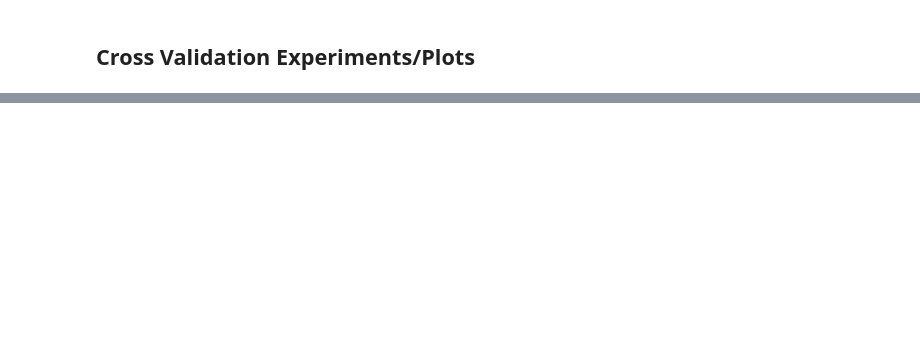
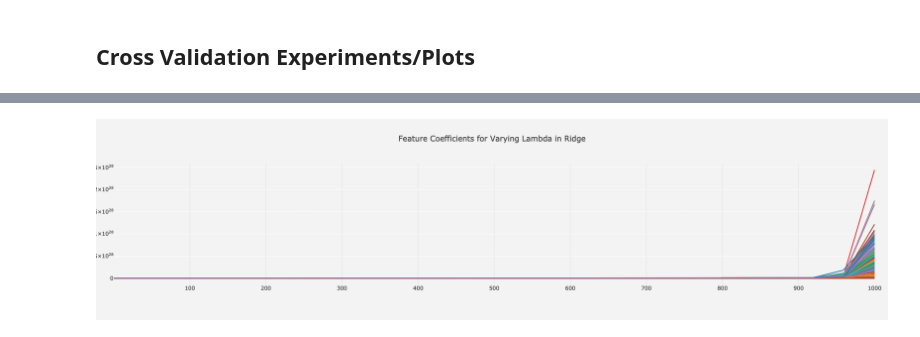
Before and after one commit to dostoyevsky1/cautious-carnival, a Jupyter notebook: fraud_detection.ipynb, the cells around one changed output, grey strips where cells are left out. Drawn from its saved outputs; the diff is of its cells as text; code cells hidden in the pictures; blank space fills up the shorter version.

```diff
--- a/fraud_detection.ipynb
+++ b/fraud_detection.ipynb
@@ -597,2 +877,2 @@ betas = list(zip(*betas))
 # %%
-betas = [list(beta) for beta in betas]
+betas = list(zip(*[coef[0].tolist() for coef in coefs]))
@@ -600,0 +879,38 @@ len(betas)
+# %%
+
+traces = []
+
+for beta in betas:
+  traces.append(go.Scatter(x = np.linspace(1e-1,1e+3,25).tolist(),
+                            y = beta,
+                            mode = 'lines'))
+
+layout = go.Layout(
+autosize=True,
+title='Feature Coefficients for Varying Lambda in Ridge',
+yaxis=dict(
+    autorange=True,
+    showgrid=True,
+    zeroline=True,
+    dtick=0,
+    gridcolor='rgb(255, 255, 255)',
+    gridwidth=1,
+    zerolinecolor='rgb(255, 255, 255)',
+    zerolinewidth=2,
+),
+margin=dict(
+    l=40,
+    r=30,
+    b=80,
+    t=100,
+),
+paper_bgcolor='rgb(243, 243, 243)',
+plot_bgcolor='rgb(243, 243, 243)',
+showlegend=False
+)
+
+fig = go.Figure(data=traces,layout=layout)
+
+fig.show()
+# %% [output]
+[figure, added]
```
Also changed, not shown: parts of 30 cells of this notebook, 8 other files.
